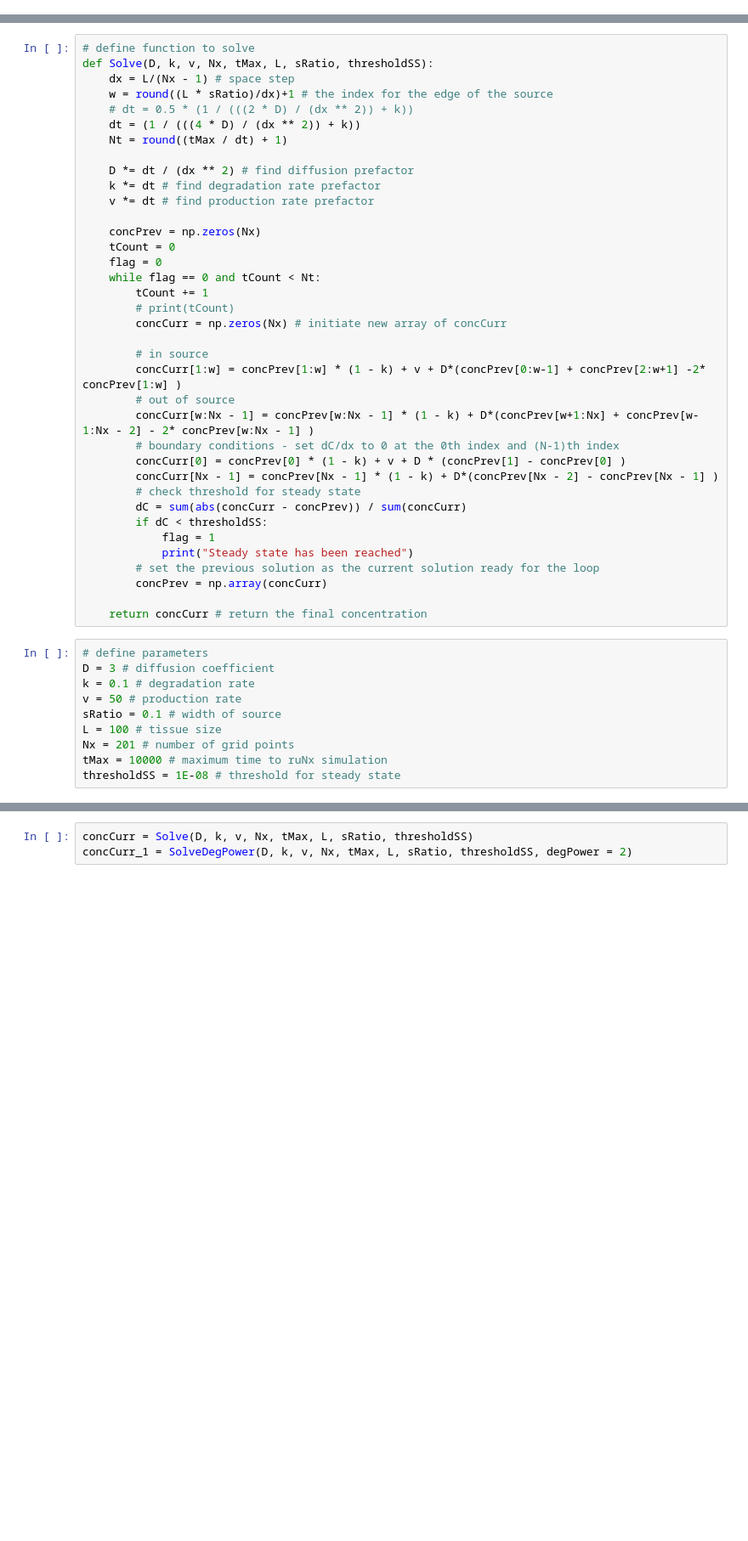
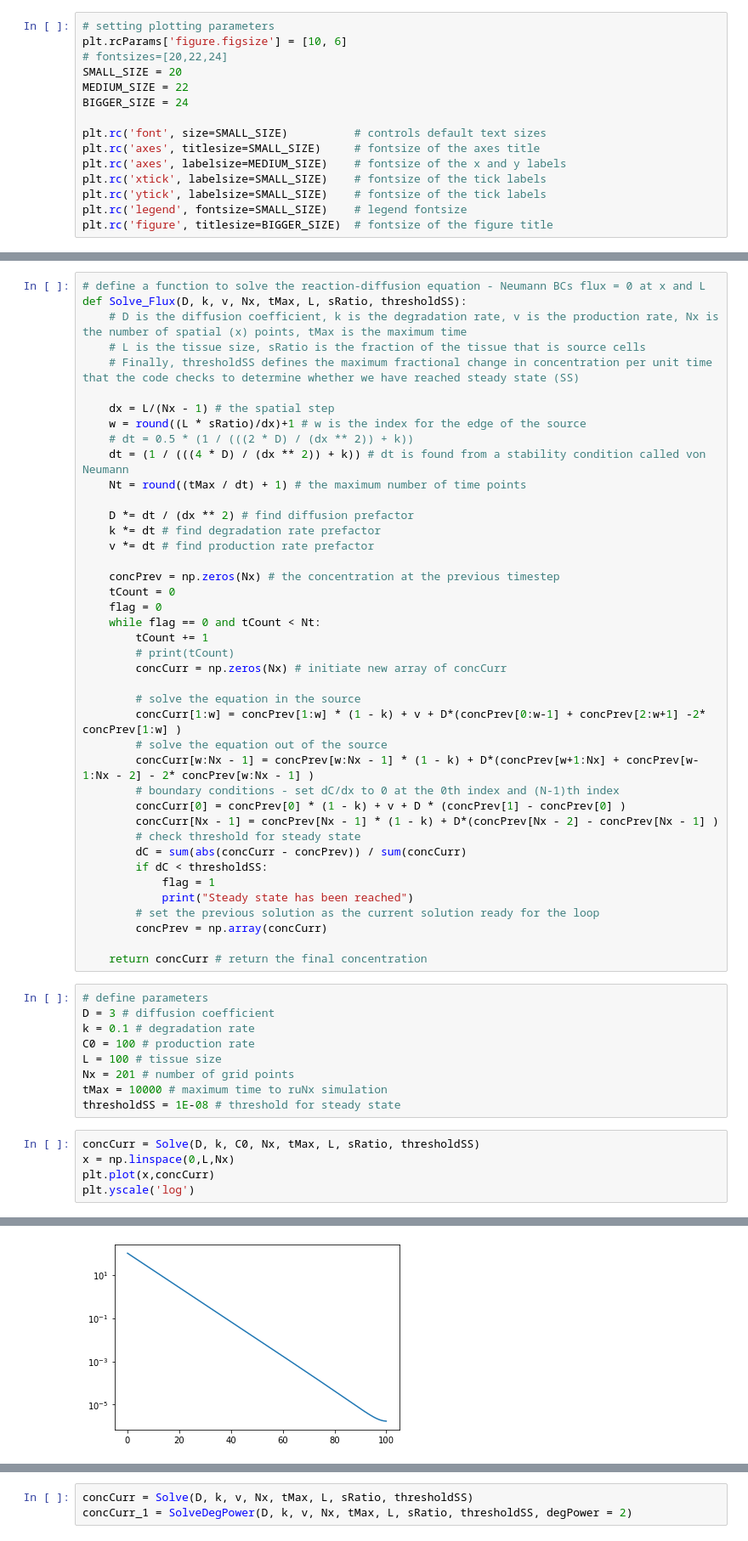
Before and after one commit to amybowen/TeachingResources, a Jupyter notebook: TeachingRobustnessScaling.ipynb, the cells around one changed output, grey strips where cells are left out. Shown at 85% size. Drawn from its saved outputs; the diff is of its cells as text; blank space fills up the shorter version.

```diff
--- a/TeachingRobustnessScaling.ipynb
+++ b/TeachingRobustnessScaling.ipynb
@@ -4,0 +9,15 @@ import matplotlib.pyplot as plt # matplotlib is a plotting library
+# %%
+# setting plotting parameters
+plt.rcParams['figure.figsize'] = [10, 6]
+# fontsizes=[20,22,24]
+SMALL_SIZE = 20
+MEDIUM_SIZE = 22
+BIGGER_SIZE = 24
+
+plt.rc('font', size=SMALL_SIZE)          # controls default text sizes
+plt.rc('axes', titlesize=SMALL_SIZE)     # fontsize of the axes title
+plt.rc('axes', labelsize=MEDIUM_SIZE)    # fontsize of the x and y labels
+plt.rc('xtick', labelsize=SMALL_SIZE)    # fontsize of the tick labels
+plt.rc('ytick', labelsize=SMALL_SIZE)    # fontsize of the tick labels
+plt.rc('legend', fontsize=SMALL_SIZE)    # legend fontsize
+plt.rc('figure', titlesize=BIGGER_SIZE)  # fontsize of the figure title
@@ -5,17 +69,21 @@ import matplotlib.pyplot as plt # matplotlib is a plotting library
 # %%
-# define function to solve
-def Solve(D, k, v, Nx, tMax, L, sRatio, thresholdSS):
-    dx = L/(Nx - 1) # space step
-    w = round((L * sRatio)/dx)+1 # the index for the edge of the source
+# define a function to solve the reaction-diffusion equation - Neumann BCs flux = 0 at x and L
+def Solve_Flux(D, k, v, Nx, tMax, L, sRatio, thresholdSS):
+    # D is the diffusion coefficient, k is the degradation rate, v is the production rate, Nx is the number of spatial (x) points, tMax is the maximum time
+    # L is the tissue size, sRatio is the fraction of the tissue that is source cells
+    # Finally, thresholdSS defines the maximum fractional change in concentration per unit time that the code checks to determine whether we have reached steady state (SS)
+
+    dx = L/(Nx - 1) # the spatial step
+    w = round((L * sRatio)/dx)+1 # w is the index for the edge of the source
     # dt = 0.5 * (1 / (((2 * D) / (dx ** 2)) + k))
-    dt = (1 / (((4 * D) / (dx ** 2)) + k))
-    Nt = round((tMax / dt) + 1)
+    dt = (1 / (((4 * D) / (dx ** 2)) + k)) # dt is found from a stability condition called von Neumann
+    Nt = round((tMax / dt) + 1) # the maximum number of time points
 
     D *= dt / (dx ** 2) # find diffusion prefactor
     k *= dt # find degradation rate prefactor
     v *= dt # find production rate prefactor
 
-    concPrev = np.zeros(Nx)
+    concPrev = np.zeros(Nx) # the concentration at the previous timestep
     tCount = 0
     flag = 0
     while flag == 0 and tCount < Nt:
@@ -23,9 +91,9 @@ def Solve(D, k, v, Nx, tMax, L, sRatio, thresholdSS):
         # print(tCount)
         concCurr = np.zeros(Nx) # initiate new array of concCurr
 
-        # in source
+        # solve the equation in the source
         concCurr[1:w] = concPrev[1:w] * (1 - k) + v + D*(concPrev[0:w-1] + concPrev[2:w+1] -2* concPrev[1:w] )
-        # out of source
+        # solve the equation out of the source
         concCurr[w:Nx - 1] = concPrev[w:Nx - 1] * (1 - k) + D*(concPrev[w+1:Nx] + concPrev[w-1:Nx - 2] - 2* concPrev[w:Nx - 1] )
         # boundary conditions - set dC/dx to 0 at the 0th index and (N-1)th index
         concCurr[0] = concPrev[0] * (1 - k) + v + D * (concPrev[1] - concPrev[0] )
@@ -43,9 +111,14 @@ def Solve(D, k, v, Nx, tMax, L, sRatio, thresholdSS):
 # define parameters
 D = 3 # diffusion coefficient
 k = 0.1 # degradation rate
-v = 50 # production rate
-sRatio = 0.1 # width of source
+C0 = 100 # production rate
 L = 100 # tissue size
 Nx = 201 # number of grid points
 tMax = 10000 # maximum time to ruNx simulation
 thresholdSS = 1E-08 # threshold for steady state
+# %%
+concCurr = Solve(D, k, C0, Nx, tMax, L, sRatio, thresholdSS)
+x = np.linspace(0,L,Nx)
+plt.plot(x,concCurr)
+plt.yscale('log')
+# %% [output]
@@ -52,3 +126,4 @@ thresholdSS = 1E-08 # threshold for steady state
+[figure, added]
 # %%
 # define function to solve
 def SolveDegPower(D, k, v, Nx, tMax, L, sRatio, thresholdSS, degPower = 1):
```
Also changed, not shown: parts of 7 cells of this notebook, 8 other files.
